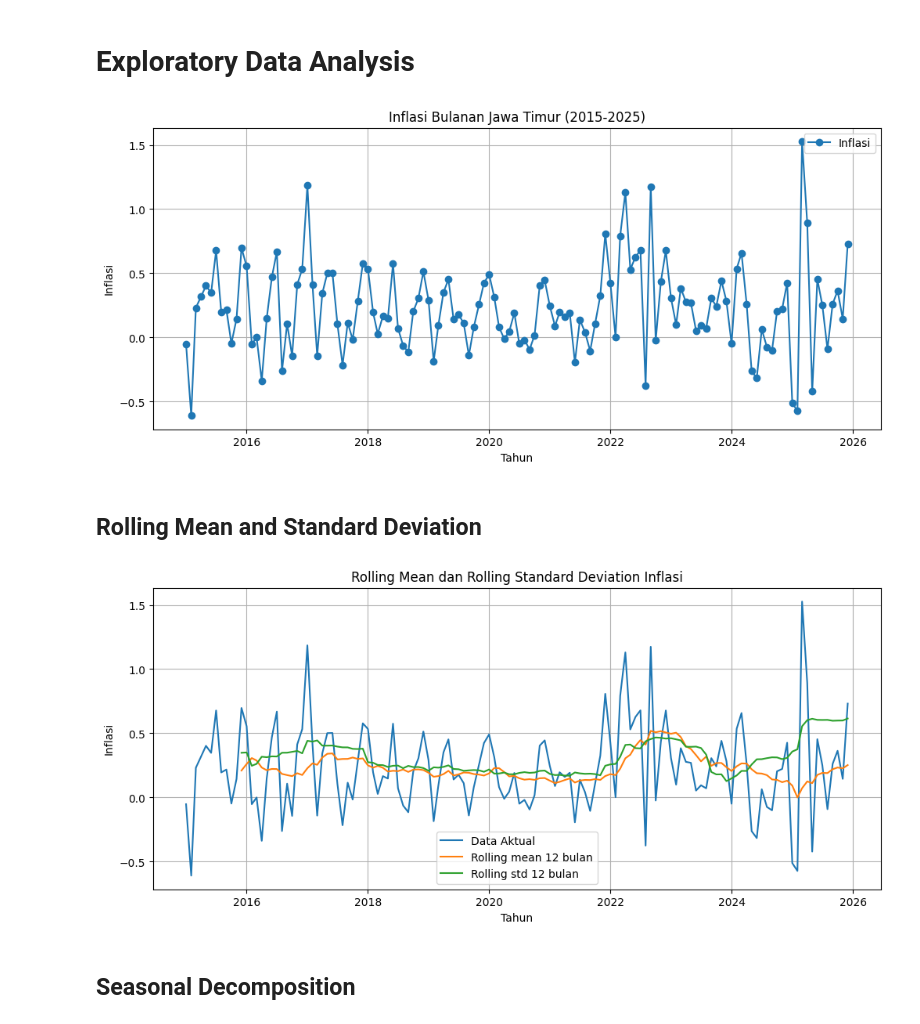
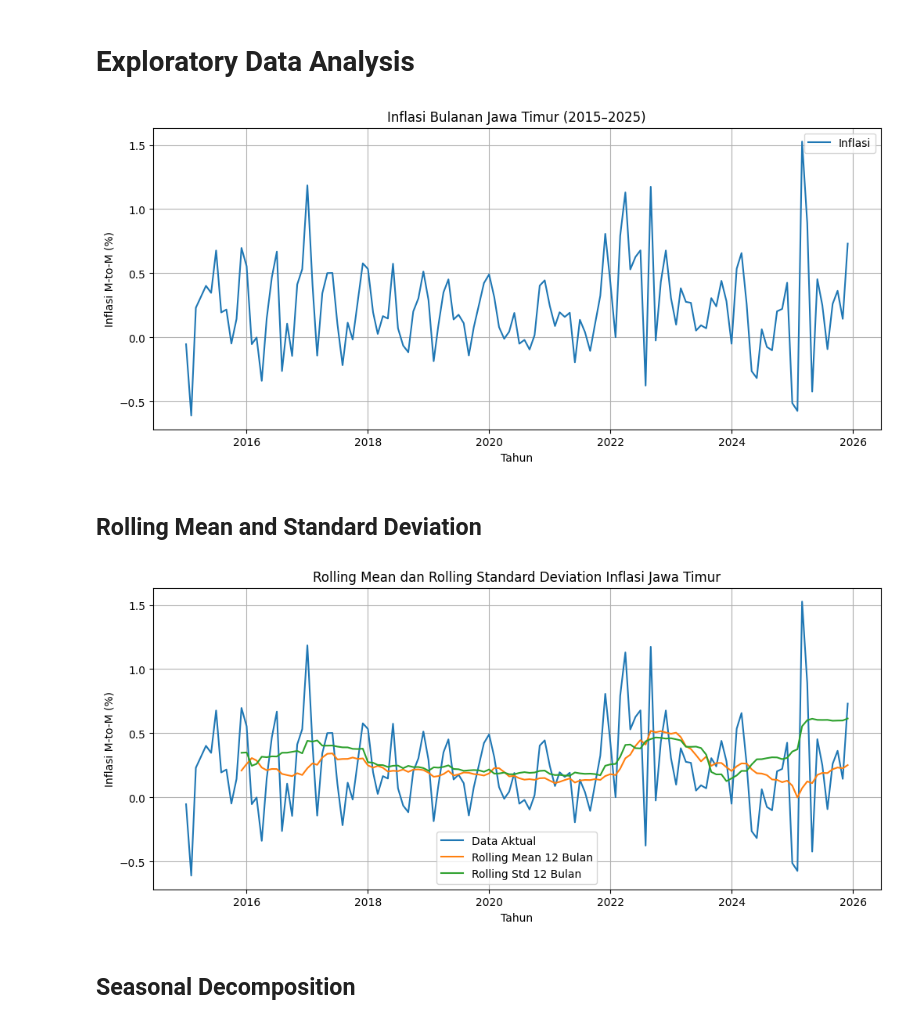
Before and after one commit to 14aprows/time-series-inflation-sarima-bps, a Jupyter notebook: PRW_FINAL.ipynb, the cells around one changed output. Drawn from its saved outputs; the diff is of its cells as text; code cells hidden in the pictures.

```diff
--- a/PRW_FINAL.ipynb
+++ b/PRW_FINAL.ipynb
@@ -55,15 +51,15 @@ display(df_jatim.head())
 # Exploratory Data Analysis
 # %%
 plt.figure(figsize=(12,5))
-plt.plot(df_jatim.index, df_jatim["inflasi"], marker="o", label="Inflasi")
-plt.title("Inflasi Bulanan Jawa Timur (2015-2025)")
+plt.plot(df_jatim.index, df_jatim["inflasi"], label="Inflasi")
+plt.title("Inflasi Bulanan Jawa Timur (2015–2025)")
 plt.xlabel("Tahun")
-plt.ylabel("Inflasi")
+plt.ylabel("Inflasi M-to-M (%)")
 plt.grid(True)
 plt.legend()
 plt.show()
 # %% [output]
-[figure, old version]
+[figure, new version]
 # %% [markdown]
 ## Rolling Mean and Standard Deviation
 # %%
@@ -72,17 +68,17 @@ rolling_std = df_jatim["inflasi"].rolling(window=12).std()
 
 plt.figure(figsize=(12, 5))
 plt.plot(df_jatim.index, df_jatim["inflasi"], label="Data Aktual")
-plt.plot(rolling_mean.index, rolling_mean, label="Rolling mean 12 bulan")
-plt.plot(rolling_std.index, rolling_std, label="Rolling std 12 bulan")
+plt.plot(rolling_mean.index, rolling_mean, label="Rolling Mean 12 Bulan")
+plt.plot(rolling_std.index, rolling_std, label="Rolling Std 12 Bulan")
 
-plt.title("Rolling Mean dan Rolling Standard Deviation Inflasi")
+plt.title("Rolling Mean dan Rolling Standard Deviation Inflasi Jawa Timur")
 plt.xlabel("Tahun")
-plt.ylabel("Inflasi")
+plt.ylabel("Inflasi M-to-M (%)")
 plt.legend()
 plt.grid(True)
 plt.show()
 # %% [output]
-[figure, old version]
+[figure, new version]
 # %% [markdown]
 ## Seasonal Decomposition
 # %%
```
Also changed, not shown: parts of 10 cells of this notebook.
